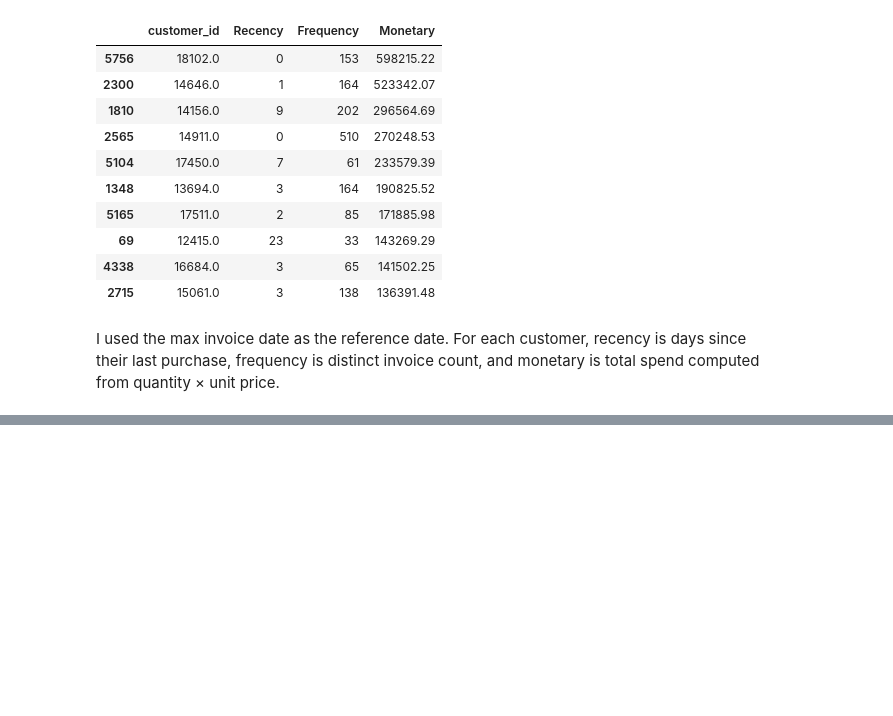
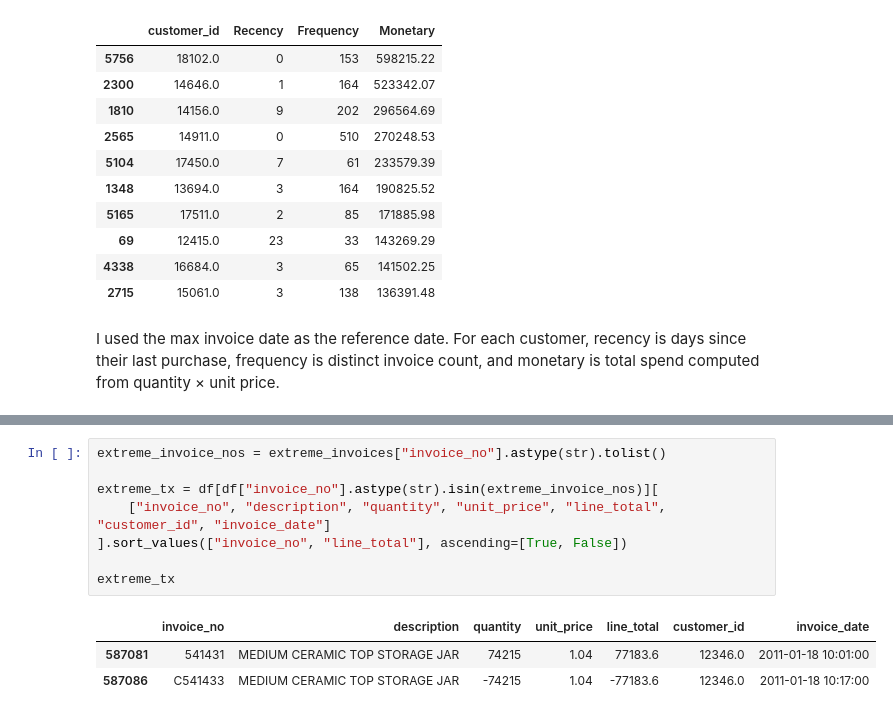
Before and after one commit to jarviscanada/jarvis_data_eng_SridharRaviKumar, a Jupyter notebook: python_data_analytics/analytics/london_giftshop_analysis.ipynb, the cells around one changed output, grey strips where cells are left out. Saved outputs shown, nothing was run; the diff lists cells and outputs as text; blank space fills up the shorter version.

```diff
--- a/python_data_analytics/analytics/london_giftshop_analysis.ipynb
+++ b/python_data_analytics/analytics/london_giftshop_analysis.ipynb
@@ -798,0 +882,12 @@ I used the max invoice date as the reference date. For each customer, recency is
+# %%
+extreme_invoice_nos = extreme_invoices["invoice_no"].astype(str).tolist()
+
+extreme_tx = df[df["invoice_no"].astype(str).isin(extreme_invoice_nos)][
+    ["invoice_no", "description", "quantity", "unit_price", "line_total", "customer_id", "invoice_date"]
+].sort_values(["invoice_no", "line_total"], ascending=[True, False])
+
+extreme_tx
+# %% [output]
+|  | invoice_no | description | quantity | unit_price | line_total | customer_id | invoice_date |
+| 587081 | 541431 | MEDIUM CERAMIC TOP STORAGE JAR | 74215 | 1.04 | 77183.6 | 12346.0 | 2011-01-18 10:01:00 |
+| 587086 | C541433 | MEDIUM CERAMIC TOP STORAGE JAR | -74215 | 1.04 | -77183.6 | 12346.0 | 2011-01-18 10:17:00 |
```
Also changed, not shown: parts of 11 cells of this notebook.
